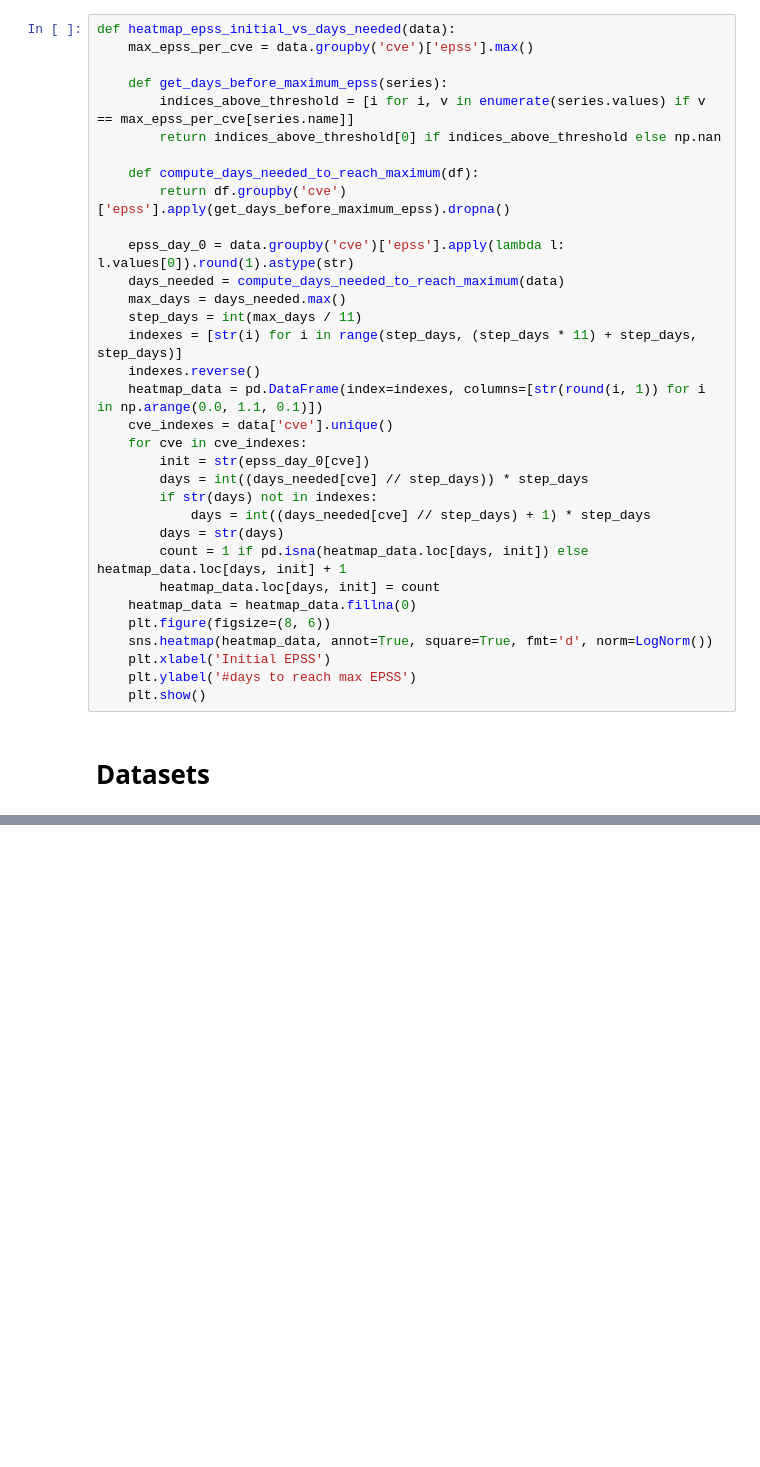
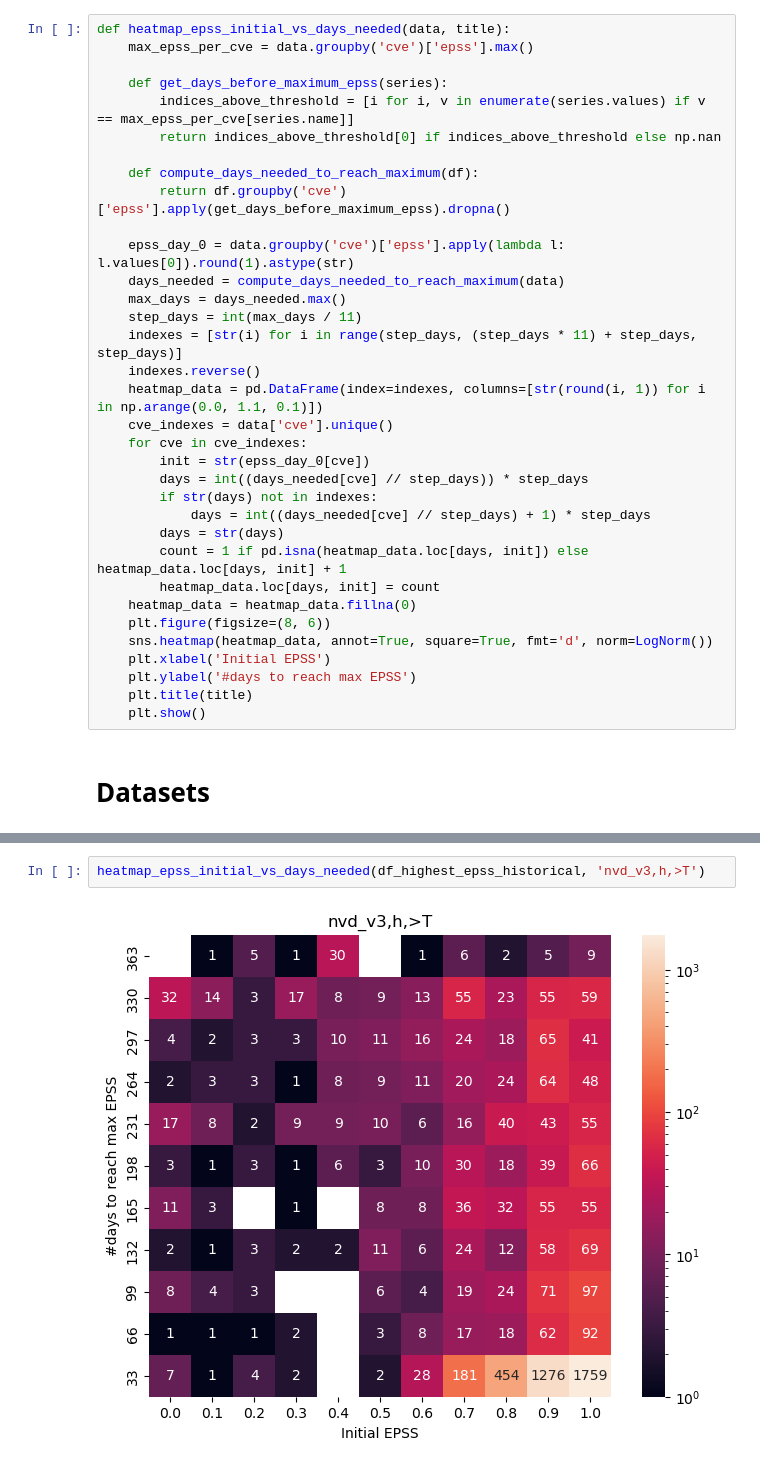
Before and after one commit to dravalico/EPSS-Project, a Jupyter notebook: 2_heatmaps.ipynb, the cells around one changed output, grey strips where cells are left out. Cells and saved outputs as stored; diff of their text form; blank space fills up the shorter version.

```diff
--- a/2_heatmaps.ipynb
+++ b/2_heatmaps.ipynb
@@ -24,6 +25,6 @@ def heatmap_epss_initial_vs_max(data):
     plt.show()
 # %%
-def heatmap_epss_initial_vs_days_needed(data):
+def heatmap_epss_initial_vs_days_needed(data, title):
     max_epss_per_cve = data.groupby('cve')['epss'].max()
 
     def get_days_before_maximum_epss(series):
@@ -54,6 +55,7 @@ def heatmap_epss_initial_vs_days_needed(data):
     sns.heatmap(heatmap_data, annot=True, square=True, fmt='d', norm=LogNorm())
     plt.xlabel('Initial EPSS')
     plt.ylabel('#days to reach max EPSS')
+    plt.title(title)
     plt.show()
 # %% [markdown]
 # Datasets
@@ -88,0 +114,4 @@ df_kev_current = df_dataset[df_dataset['cve'].isin(cve_kev) & df_dataset['cve'].
+# %%
+heatmap_epss_initial_vs_days_needed(df_highest_epss_historical, 'nvd_v3,h,>T')
+# %% [output]
+[figure, added]
```
Also changed, not shown: parts of 31 cells of this notebook.
